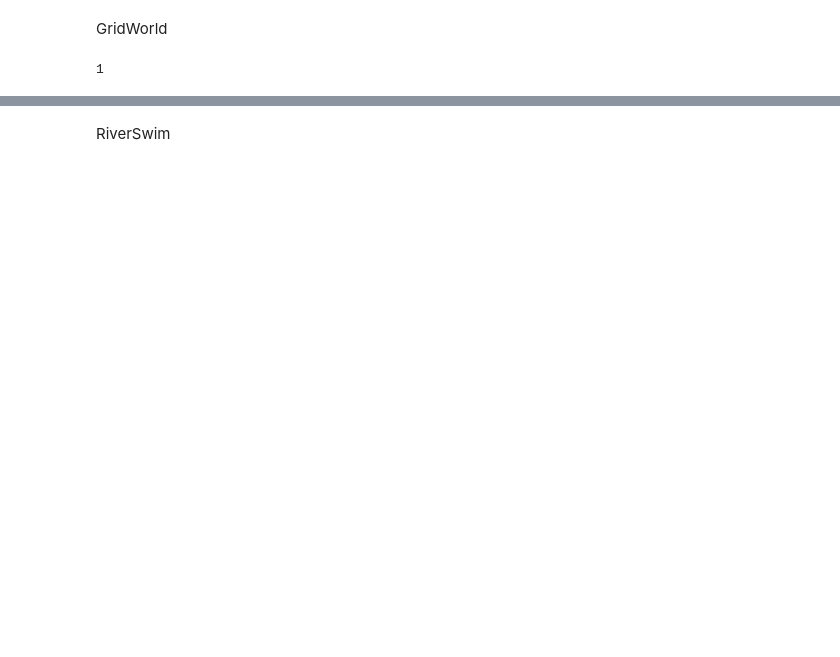
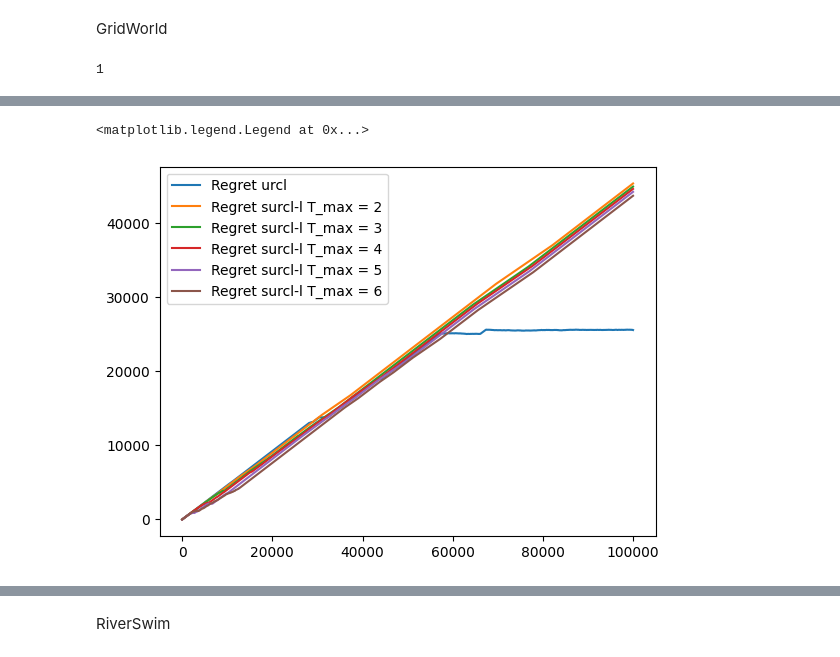
Before and after one commit to Asbjoern00/Bachelor_code, a Jupyter notebook: experiments.ipynb, the cells around one changed output, grey strips where cells are left out. Saved outputs shown, nothing was run; the diff lists cells and outputs as text; code cells hidden in the pictures; blank space fills up the shorter version.

```diff
--- a/experiments.ipynb
+++ b/experiments.ipynb
@@ -88,0 +120,33 @@ array([ 888.38818306,  918.98091513, 1076.22317094])
+# %%
+reward_ucrl,tau_ucrl = utils.run_experiment(env_ucrl, ucrl_naive, T = 10**5)
+regret_ucrl = utils.calc_regret(reward=reward_ucrl, tau = tau_ucrl, optimal_gain=gstar)
+
+
+reward_sucrl2,tau_sucrl2 = utils.run_experiment(env_smdp2, smdp_ucrl2, T =  10**5)
+regret_sucrl2 = utils.calc_regret(reward=reward_sucrl2, tau = tau_sucrl2, optimal_gain=gstar)
+
+reward_sucrl3,tau_sucrl3 = utils.run_experiment(env_smdp3, smdp_ucrl3, T =  10**5)
+regret_sucrl3 = utils.calc_regret(reward=reward_sucrl3, tau = tau_sucrl3, optimal_gain=gstar)
+
+reward_sucrl4,tau_sucrl4 = utils.run_experiment(env_smdp4, smdp_ucrl4, T =  10**5)
+regret_sucrl4 = utils.calc_regret(reward=reward_sucrl4, tau = tau_sucrl4, optimal_gain=gstar)
+
+reward_sucrl5,tau_sucrl5 = utils.run_experiment(env_smdp5, smdp_ucrl5, T =  10**5)
+regret_sucrl5 = utils.calc_regret(reward=reward_sucrl5, tau = tau_sucrl5, optimal_gain=gstar)
+
+reward_sucrl6,tau_sucrl6 = utils.run_experiment(env_smdp6, smdp_ucrl6, T =  10**5)
+regret_sucrl6 = utils.calc_regret(reward=reward_sucrl6, tau = tau_sucrl6, optimal_gain=gstar)
+# %%
+plt.plot(regret_ucrl, label = "Regret urcl")
+
+plt.plot(regret_sucrl2, label = "Regret surcl-l T_max = 2")
+plt.plot(regret_sucrl3, label = "Regret surcl-l T_max = 3")
+plt.plot(regret_sucrl4, label = "Regret surcl-l T_max = 4")
+plt.plot(regret_sucrl5, label = "Regret surcl-l T_max = 5")
+plt.plot(regret_sucrl6, label = "Regret surcl-l T_max = 6")
+
+
+plt.legend()
+# %% [output]
+<matplotlib.legend.Legend at 0x...>
+[figure, added]
```
Also changed, not shown: parts of 20 cells of this notebook, 2 other files.
